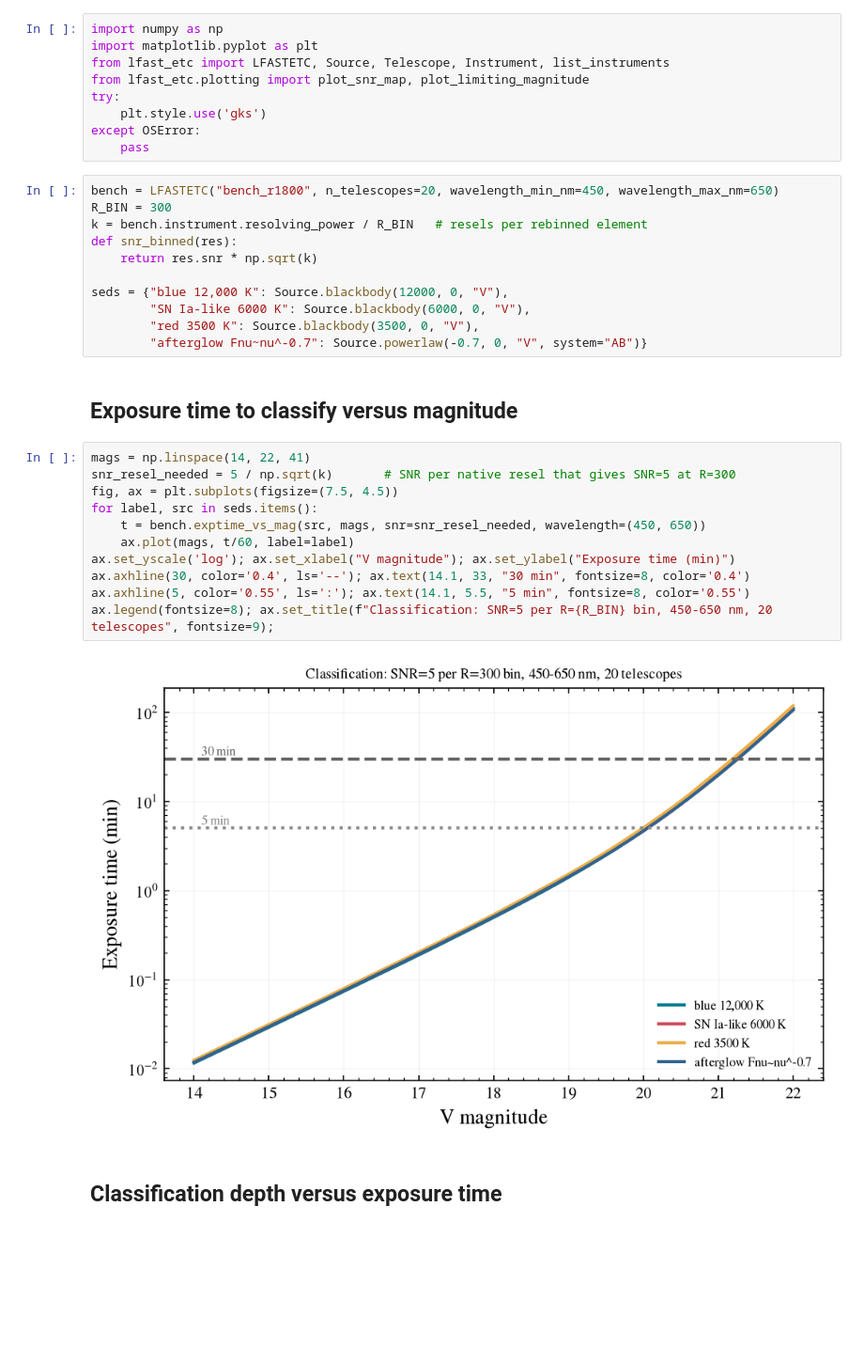
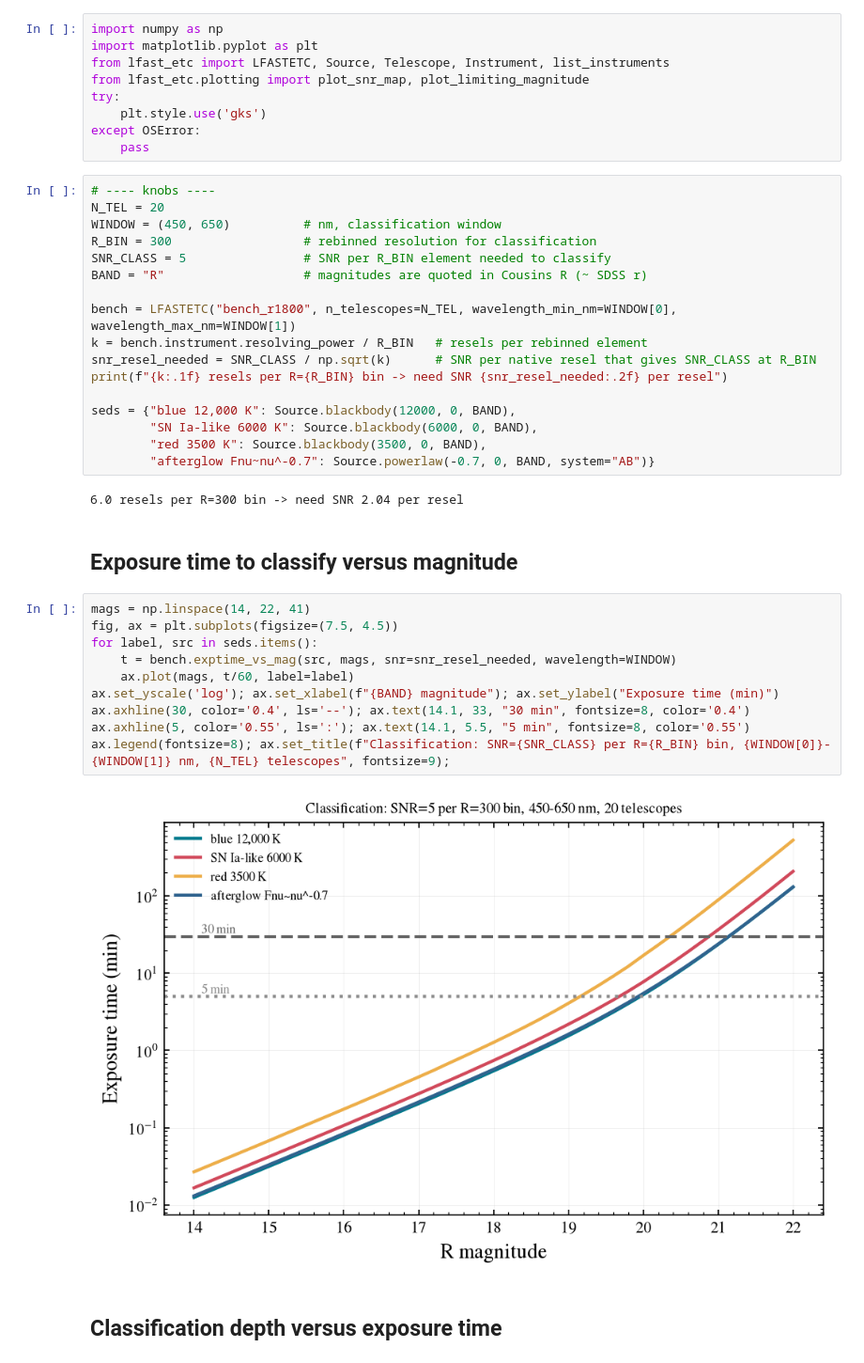
Before and after one commit to schmidt-observatories/lfast-etc, a Jupyter notebook: notebooks/04_tdamm_followup.ipynb, the cells around one changed output. Shown at 94% size. Saved outputs shown, nothing was run; the diff lists cells and outputs as text; blank space fills up the shorter version.

```diff
--- a/notebooks/04_tdamm_followup.ipynb
+++ b/notebooks/04_tdamm_followup.ipynb
@@ -27,31 +31,38 @@ try:
 except OSError:
     pass
 # %%
-bench = LFASTETC("bench_r1800", n_telescopes=20, wavelength_min_nm=450, wavelength_max_nm=650)
-R_BIN = 300
+# ---- knobs ----
+N_TEL = 20
+WINDOW = (450, 650)          # nm, classification window
+R_BIN = 300                  # rebinned resolution for classification
+SNR_CLASS = 5                # SNR per R_BIN element needed to classify
+BAND = "R"                   # magnitudes are quoted in Cousins R (~ SDSS r)
+
+bench = LFASTETC("bench_r1800", n_telescopes=N_TEL, wavelength_min_nm=WINDOW[0], wavelength_max_nm=WINDOW[1])
 k = bench.instrument.resolving_power / R_BIN   # resels per rebinned element
-def snr_binned(res):
-    return res.snr * np.sqrt(k)
+snr_resel_needed = SNR_CLASS / np.sqrt(k)      # SNR per native resel that gives SNR_CLASS at R_BIN
+print(f"{k:.1f} resels per R={R_BIN} bin -> need SNR {snr_resel_needed:.2f} per resel")
 
-seds = {"blue 12,000 K": Source.blackbody(12000, 0, "V"),
-        "SN Ia-like 6000 K": Source.blackbody(6000, 0, "V"),
-        "red 3500 K": Source.blackbody(3500, 0, "V"),
-        "afterglow Fnu~nu^-0.7": Source.powerlaw(-0.7, 0, "V", system="AB")}
+seds = {"blue 12,000 K": Source.blackbody(12000, 0, BAND),
+        "SN Ia-like 6000 K": Source.blackbody(6000, 0, BAND),
+        "red 3500 K": Source.blackbody(3500, 0, BAND),
+        "afterglow Fnu~nu^-0.7": Source.powerlaw(-0.7, 0, BAND, system="AB")}
+# %% [output]
+6.0 resels per R=300 bin -> need SNR 2.04 per resel
 # %% [markdown]
 ## Exposure time to classify versus magnitude
 # %%
 mags = np.linspace(14, 22, 41)
-snr_resel_needed = 5 / np.sqrt(k)       # SNR per native resel that gives SNR=5 at R=300
 fig, ax = plt.subplots(figsize=(7.5, 4.5))
 for label, src in seds.items():
-    t = bench.exptime_vs_mag(src, mags, snr=snr_resel_needed, wavelength=(450, 650))
+    t = bench.exptime_vs_mag(src, mags, snr=snr_resel_needed, wavelength=WINDOW)
     ax.plot(mags, t/60, label=label)
-ax.set_yscale('log'); ax.set_xlabel("V magnitude"); ax.set_ylabel("Exposure time (min)")
+ax.set_yscale('log'); ax.set_xlabel(f"{BAND} magnitude"); ax.set_ylabel("Exposure time (min)")
 ax.axhline(30, color='0.4', ls='--'); ax.text(14.1, 33, "30 min", fontsize=8, color='0.4')
 ax.axhline(5, color='0.55', ls=':'); ax.text(14.1, 5.5, "5 min", fontsize=8, color='0.55')
-ax.legend(fontsize=8); ax.set_title(f"Classification: SNR=5 per R={R_BIN} bin, 450-650 nm, 20 telescopes", fontsize=9);
+ax.legend(fontsize=8); ax.set_title(f"Classification: SNR={SNR_CLASS} per R={R_BIN} bin, {WINDOW[0]}-{WINDOW[1]} nm, {N_TEL} telescopes", fontsize=9);
 # %% [output]
-[figure, old version]
+[figure, new version]
 # %% [markdown]
 ## Classification depth versus exposure time
 # %%
```
Also changed, not shown: parts of 7 cells of this notebook, 12 other files.
